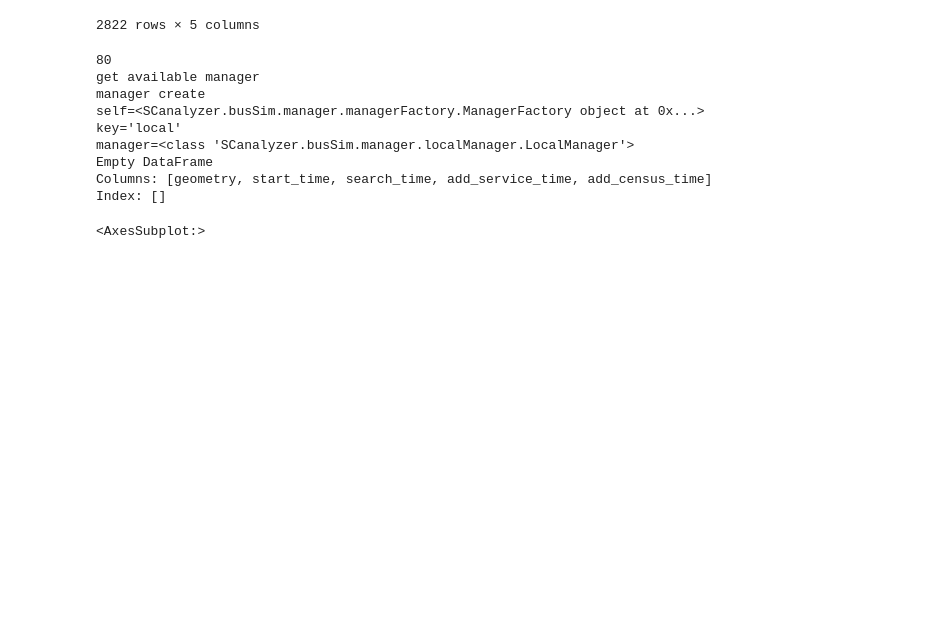
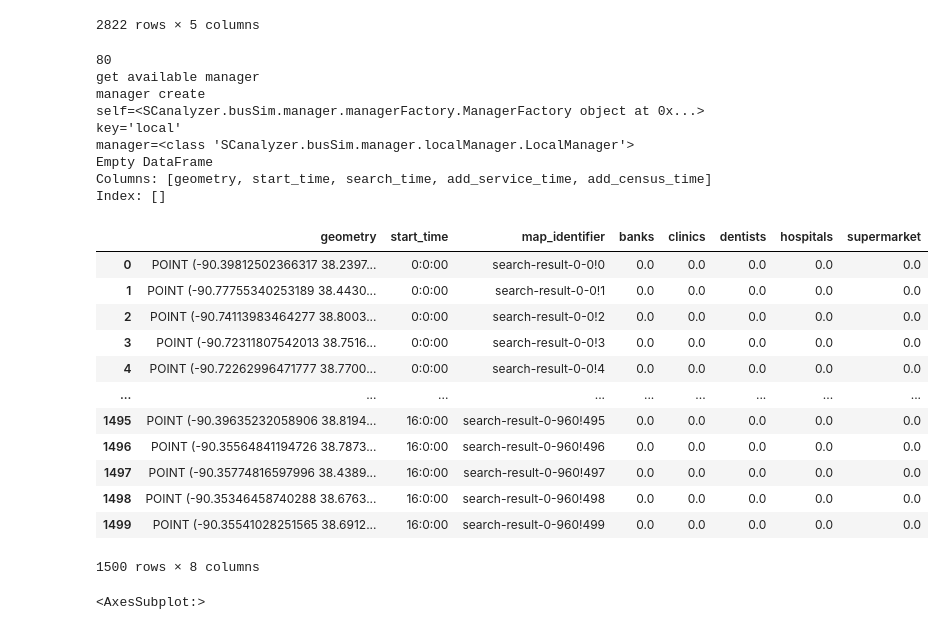
Before and after one commit to wisc-bus/simulator, a Jupyter notebook: notebooks/example.ipynb, the cells around one changed output. Drawn from its saved outputs; the diff is of its cells as text; code cells hidden in the pictures; blank space fills up the shorter version.

```diff
--- a/notebooks/example.ipynb
+++ b/notebooks/example.ipynb
@@ -116,6 +127,22 @@ manager=<class 'SCanalyzer.busSim.manager.localManager.LocalManager'>
 Empty DataFrame
 Columns: [geometry, start_time, search_time, add_service_time, add_census_time]
 Index: []
+# %%
+result_gdf
+# %% [output]
+|  | geometry | start_time | map_identifier | banks | clinics | dentists | hospitals | supermarket |
+| 0 | POINT (-90.39812502366317 38.2397... | 0:0:00 | search-result-0-0!0 | 0.0 | 0.0 | 0.0 | 0.0 | 0.0 |
+| 1 | POINT (-90.77755340253189 38.4430... | 0:0:00 | search-result-0-0!1 | 0.0 | 0.0 | 0.0 | 0.0 | 0.0 |
+| 2 | POINT (-90.74113983464277 38.8003... | 0:0:00 | search-result-0-0!2 | 0.0 | 0.0 | 0.0 | 0.0 | 0.0 |
+| 3 | POINT (-90.72311807542013 38.7516... | 0:0:00 | search-result-0-0!3 | 0.0 | 0.0 | 0.0 | 0.0 | 0.0 |
+| 4 | POINT (-90.72262996471777 38.7700... | 0:0:00 | search-result-0-0!4 | 0.0 | 0.0 | 0.0 | 0.0 | 0.0 |
+| ... | ... | ... | ... | ... | ... | ... | ... | ... |
+| 1495 | POINT (-90.39635232058906 38.8194... | 16:0:00 | search-result-0-960!495 | 0.0 | 0.0 | 0.0 | 0.0 | 0.0 |
+| 1496 | POINT (-90.35564841194726 38.7873... | 16:0:00 | search-result-0-960!496 | 0.0 | 0.0 | 0.0 | 0.0 | 0.0 |
+| 1497 | POINT (-90.35774816597996 38.4389... | 16:0:00 | search-result-0-960!497 | 0.0 | 0.0 | 0.0 | 0.0 | 0.0 |
+| 1498 | POINT (-90.35346458740288 38.6763... | 16:0:00 | search-result-0-960!498 | 0.0 | 0.0 | 0.0 | 0.0 | 0.0 |
+| 1499 | POINT (-90.35541028251565 38.6912... | 16:0:00 | search-result-0-960!499 | 0.0 | 0.0 | 0.0 | 0.0 | 0.0 |
+1500 rows × 8 columns
 # %%
 def get_score(area, banks=0, clinics=0, dentists=0, hospitals=0, supermarkets=0):
     x6 = 1
```
Also changed, not shown: parts of 2 cells of this notebook, 10 other files.
